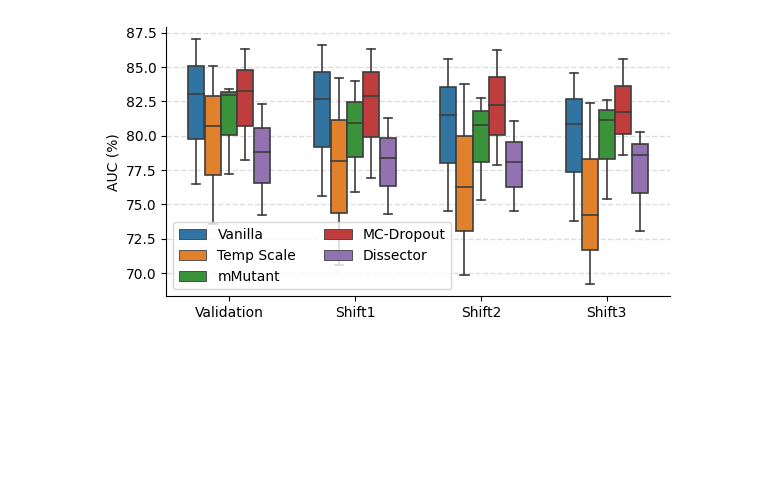
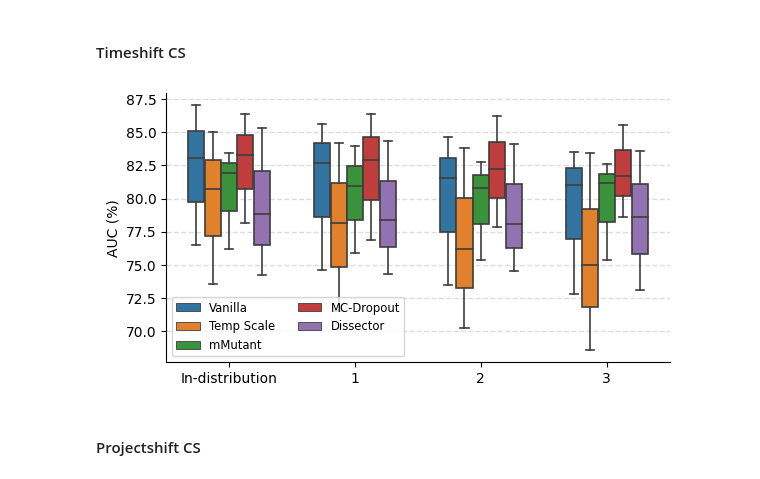
Before and after one commit to yul091/UncertaintyPL, a Jupyter notebook: notebooks/uncertainty_eval.ipynb, the cells around one changed output. Saved outputs shown, nothing was run; the diff lists cells and outputs as text; code cells hidden in the pictures; blank space fills up the shorter version.

```diff
--- a/notebooks/uncertainty_eval.ipynb
+++ b/notebooks/uncertainty_eval.ipynb
@@ -121,6 +121,16 @@ def get_dataframe(shift: str, task: str):
 
     df = pd.DataFrame(record)
     return df
+
+# Rename the shift intensity names
+shift_intensity_names = {
+    'Validation': 'In-distribution',
+    'Shift1': '1',
+    'Shift2': '2',
+    'Shift3': '3'
+}
+# %% [markdown]
+#### Timeshift CS
 # %%
 dir = '../Uncertainty_Eval/'
 task = 'CodeSummary_Module'
@@ -136,40 +146,43 @@ time_cs_df = pd.DataFrame({
     'Shift': ['different_time'] * 6 * 3,
     'Task': ['Method name prediction'] * 6 * 3,
     'Model': ['code2vec'] * 6 + ['coderoberta'] * 6 + ['graphcodebert'] * 6,
-    'Validation': [73.5909, 79.4082, 77.2293, 76.4762, 83.2745, 74.2274,    85.0456, 84.8456, 83.4005, 87.0435, 86.3323, 82.2777,   80.7000, 77.0327, 82.9378, 83.0686, 78.1921, 78.8093],
-    'Shift1':     [70.5611, 74.1318, 75.9097, 75.5896, 82.8990, 74.3168,    84.1747, 80.3423, 83.9688, 86.5941, 86.3301, 81.3000,   78.1556, 72.6137, 80.9110, 82.7000, 76.8935, 78.3678],
-    'Shift2':     [69.8602, 72.8542, 75.3423, 74.4817, 82.2513, 74.5058,    83.7821, 80.4276, 82.7655, 85.5976, 86.2355, 81.0884,   76.2295, 72.4456, 80.7969, 81.5427, 77.8357, 78.0476],
-    'Shift3':     [69.1871, 72.0741, 75.3601, 73.8127, 81.7309, 73.0786,    82.3923, 81.0733, 82.5825, 84.5333, 85.5618, 80.2439,   74.2127, 71.4967, 81.1697, 80.8550, 78.5781, 78.6105],
+    'Validation': [73.5909, 79.4082, 76.2293, 76.4762, 83.2745, 74.2274,    85.0456, 84.8456, 83.4005, 87.0435, 86.3323, 85.2777,   80.7000, 77.0327, 81.9378, 83.0686, 78.1921, 78.8093],
+    'Shift1':     [71.5611, 74.1318, 75.9097, 74.5896, 82.8990, 74.3168,    84.1747, 80.3423, 83.9688, 85.5941, 86.3301, 84.3000,   78.1556, 72.6137, 80.9110, 82.7000, 76.8935, 78.3678],
+    'Shift2':     [70.2602, 72.8542, 75.3423, 73.4817, 82.2513, 74.5058,    83.7821, 80.4276, 82.7655, 84.5976, 86.2355, 84.0884,   76.2295, 72.4456, 80.7969, 81.5427, 77.8357, 78.0476],
+    'Shift3':     [68.5871, 72.0741, 75.3601, 72.8127, 81.7309, 73.0786,    83.3923, 81.0733, 82.5825, 83.5333, 85.5618, 83.5439,   75.0127, 71.4967, 81.1697, 81.0550, 78.5781, 78.6105],
 })
 # %%
 # Reshape the data using melt function
 data_melt = pd.melt(
     time_cs_df,
     id_vars=['Method', 'Metric', 'Shift', 'Task', 'Model'],
     value_vars=['Validation', 'Shift1', 'Shift2', 'Shift3'],
     var_name='Shift_Intensity',
     value_name='AUC',
 )
+data_melt['Shift_Intensity'] = data_melt['Shift_Intensity'].map(shift_intensity_names)
 
 # Plot boxplot using seaborn
 method_order = ['Vanilla', 'Temp Scale', 'mMutant', 'MC-Dropout', 'Dissector']
 plt.figure(figsize=(6.5, 3.5))
 plt.grid(True, color='#DDDDDD', linestyle='--', linewidth=1)
 ax = sns.boxplot(
     data=data_melt,
     x='Shift_Intensity',
     y='AUC',
     hue='Method',
     hue_order=method_order,
     width=0.65,
     linewidth=1.2,
 )
 ax.set_axisbelow(True)
 ax.spines['right'].set_visible(False)
 ax.spines['top'].set_visible(False)
-plt.legend(ncols=2)
+ax.legend(ncols=2, fontsize='small')
 plt.xlabel('')
 plt.ylabel('AUC (%)')
 plt.show()
 # %% [output]
-[figure, old version]
+[figure, new version]
+# %% [markdown]
+#### Projectshift CS
```
Also changed, not shown: parts of 2 cells of this notebook.
